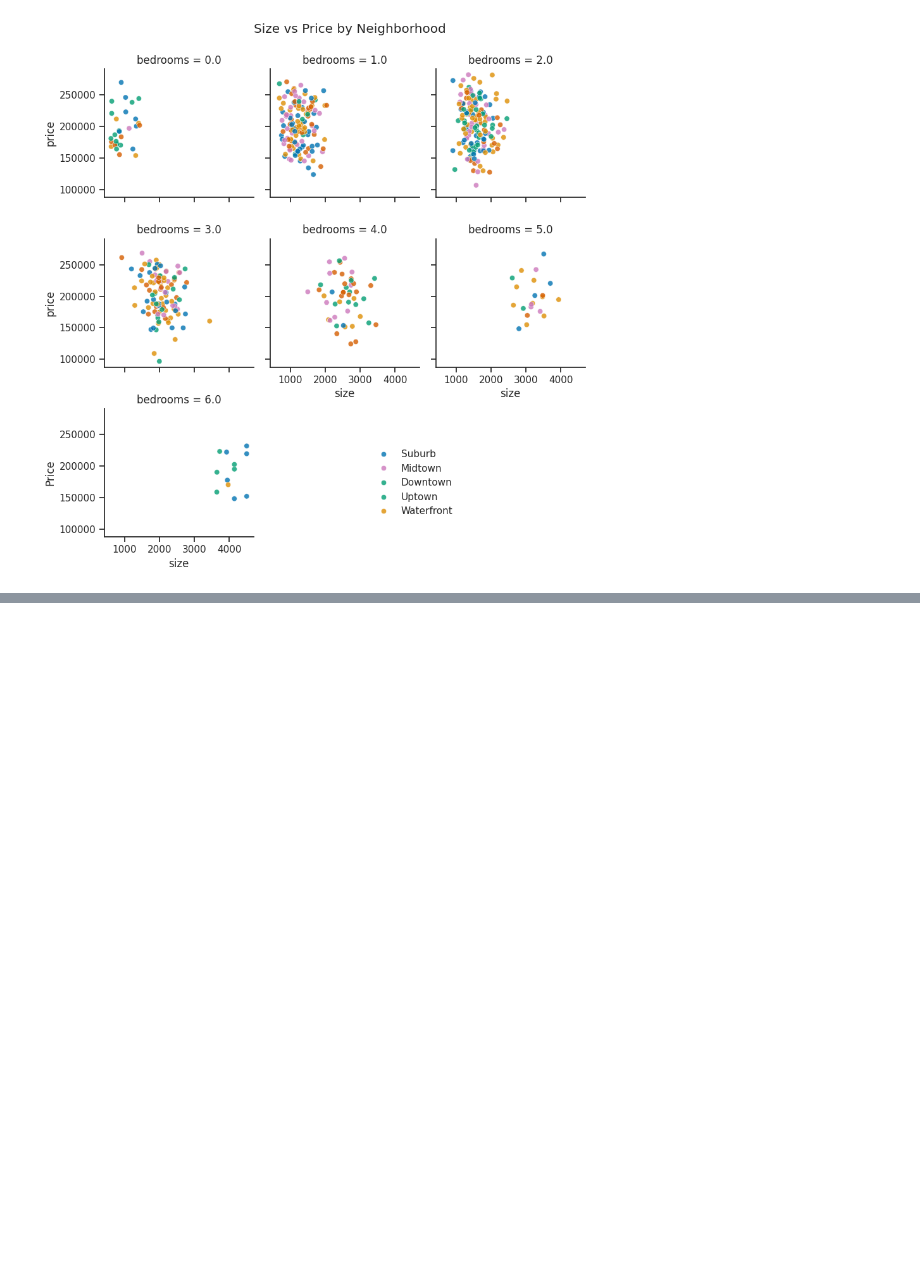
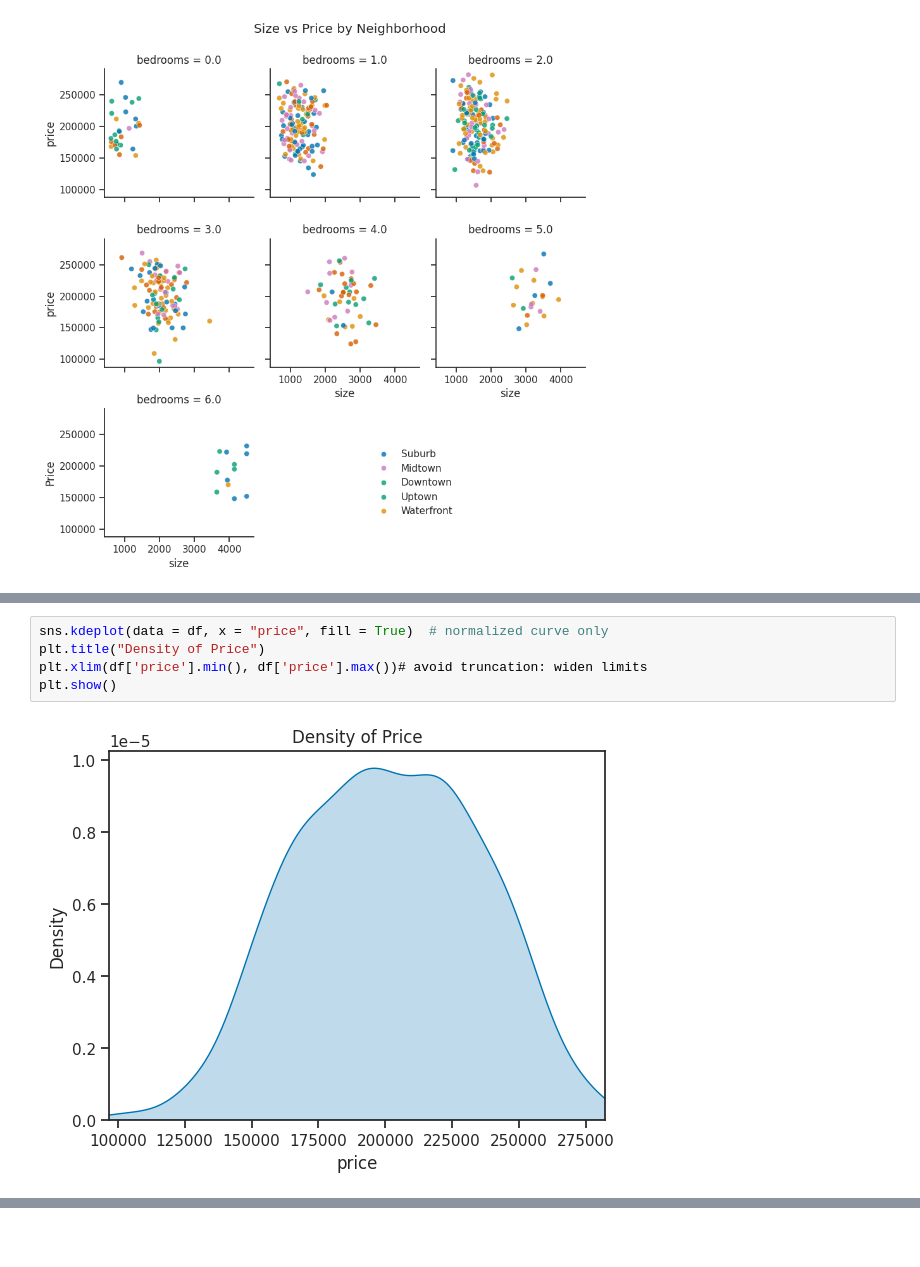
Before and after one commit to Alissa-Ouspen/data201_alissa, a Jupyter notebook: week3/Wk3_Assign_Alissa.ipynb, the cells around one changed output, grey strips where cells are left out. Cells and saved outputs as stored; diff of their text form; blank space fills up the shorter version.

```diff
--- a/week3/Wk3_Assign_Alissa.ipynb
+++ b/week3/Wk3_Assign_Alissa.ipynb
@@ -123,0 +148,7 @@ plt.show()
+# %%
+sns.kdeplot(data = df, x = "price", fill = True)  # normalized curve only
+plt.title("Density of Price")
+plt.xlim(df['price'].min(), df['price'].max())# avoid truncation: widen limits
+plt.show()
+# %% [output]
+[figure, added]
```
Also changed, not shown: parts of 13 cells of this notebook.
